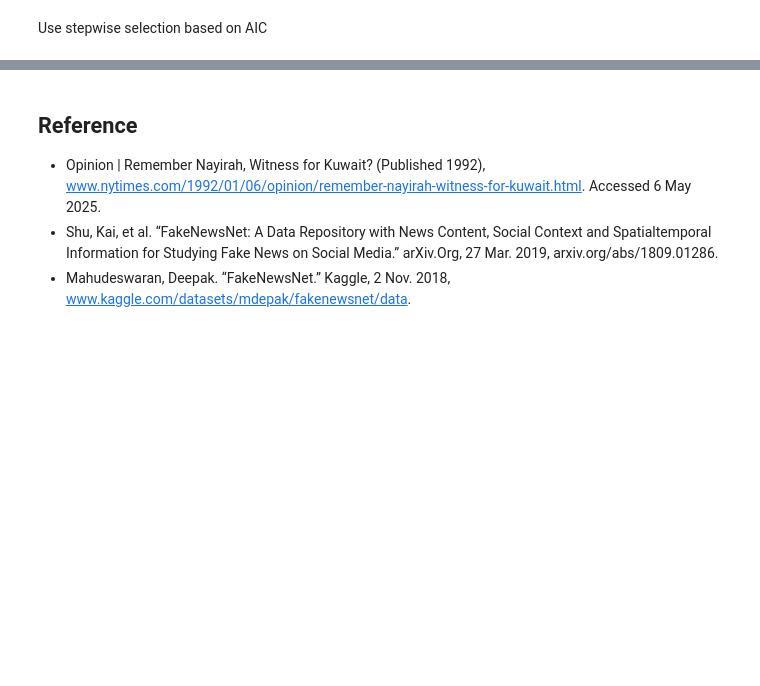
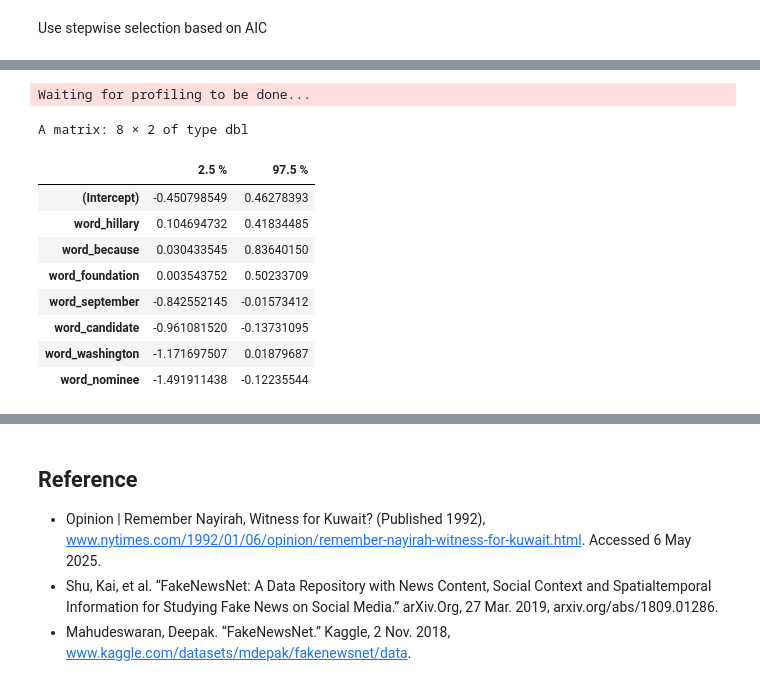
Before and after one commit to Wook22/Fake_News_Classification, a Jupyter notebook: Fake_News_Analysis.ipynb, the cells around one changed output, grey strips where cells are left out. Drawn from its saved outputs; the diff is of its cells as text; code cells hidden in the pictures; blank space fills up the shorter version.

```diff
--- a/Fake_News_Analysis.ipynb
+++ b/Fake_News_Analysis.ipynb
@@ -311,0 +290,14 @@ df$predicted_prob <- predict(model_best, type = "response")
+# %%
+confint(model_best)
+# %% [output]
+Waiting for profiling to be done...
+A matrix: 8 × 2 of type dbl
+|  | 2.5 % | 97.5 % |
+| (Intercept) | -0.450798549 | 0.46278393 |
+| word_hillary | 0.104694732 | 0.41834485 |
+| word_because | 0.030433545 | 0.83640150 |
+| word_foundation | 0.003543752 | 0.50233709 |
+| word_september | -0.842552145 | -0.01573412 |
+| word_candidate | -0.961081520 | -0.13731095 |
+| word_washington | -1.171697507 | 0.01879687 |
+| word_nominee | -1.491911438 | -0.12235544 |
```
Also changed, not shown: parts of 23 cells of this notebook.
